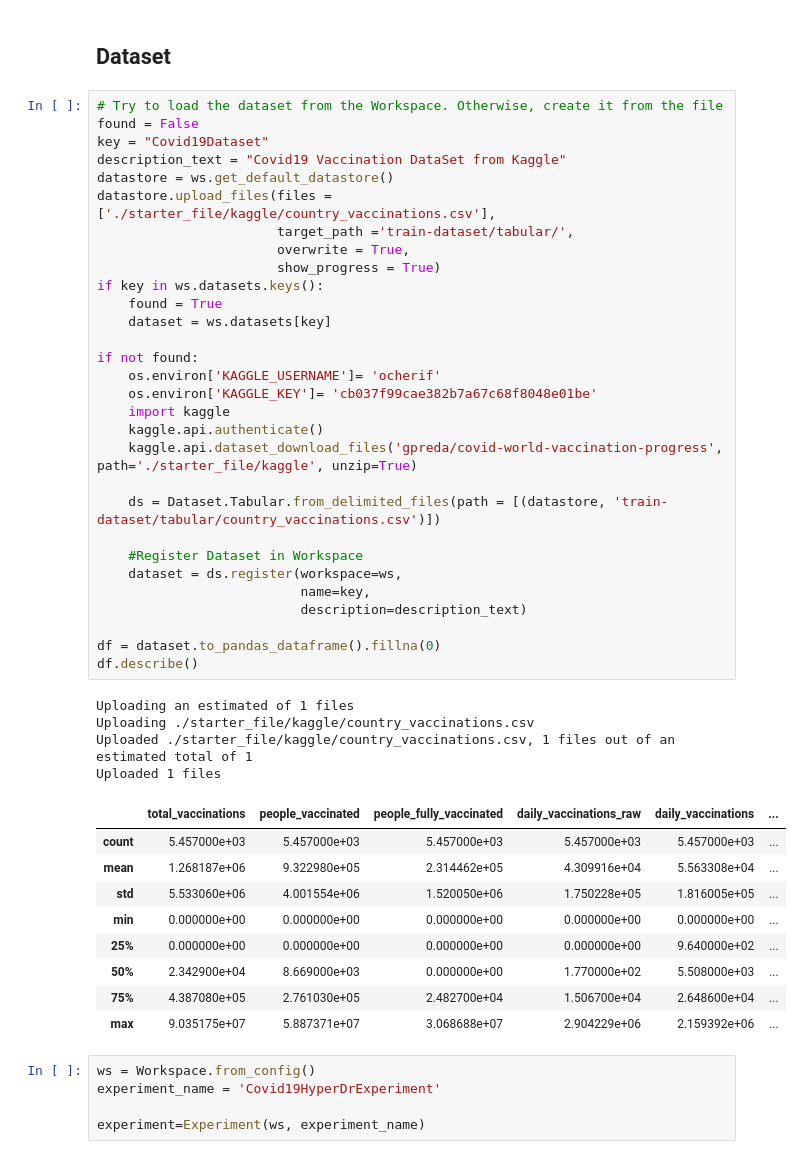
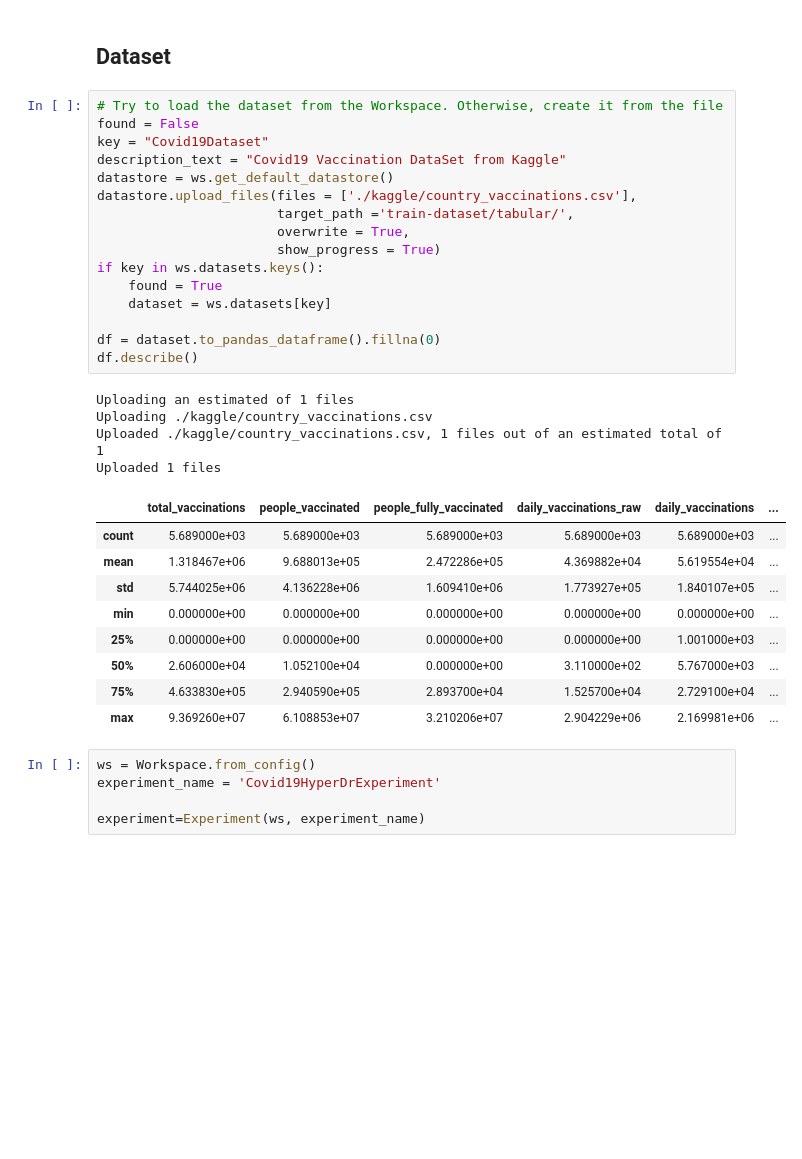
Before and after one commit to ons-cherif/Covid19-New-Cases-Classification, a Jupyter notebook: starter_file/hyperparameter_tuning.ipynb, the cells around one changed output. Cells and saved outputs as stored; diff of their text form; blank space fills up the shorter version.

```diff
--- a/starter_file/hyperparameter_tuning.ipynb
+++ b/starter_file/hyperparameter_tuning.ipynb
@@ -65,47 +83,33 @@ Minimum number of nodes requested have been provisioned
 # %%
 # Try to load the dataset from the Workspace. Otherwise, create it from the file
 found = False
 key = "Covid19Dataset"
 description_text = "Covid19 Vaccination DataSet from Kaggle"
 datastore = ws.get_default_datastore()
-datastore.upload_files(files = ['./starter_file/kaggle/country_vaccinations.csv'],
+datastore.upload_files(files = ['./kaggle/country_vaccinations.csv'],
                        target_path ='train-dataset/tabular/',
                        overwrite = True,
                        show_progress = True)
 if key in ws.datasets.keys():
     found = True
     dataset = ws.datasets[key]
 
-if not found:
-    os.environ['KAGGLE_USERNAME']= 'ocherif'
-    os.environ['KAGGLE_KEY']= 'cb037f99cae382b7a67c68f8048e01be'
-    import kaggle
-    kaggle.api.authenticate()
-    kaggle.api.dataset_download_files('gpreda/covid-world-vaccination-progress', path='./starter_file/kaggle', unzip=True)
-
-    ds = Dataset.Tabular.from_delimited_files(path = [(datastore, 'train-dataset/tabular/country_vaccinations.csv')])
-
-    #Register Dataset in Workspace
-    dataset = ds.register(workspace=ws,
-                          name=key,
-                          description=description_text)
-
 df = dataset.to_pandas_dataframe().fillna(0)
 df.describe()
 # %% [output]
 Uploading an estimated of 1 files
-Uploading ./starter_file/kaggle/country_vaccinations.csv
-Uploaded ./starter_file/kaggle/country_vaccinations.csv, 1 files out of an estimated total of 1
+Uploading ./kaggle/country_vaccinations.csv
+Uploaded ./kaggle/country_vaccinations.csv, 1 files out of an estimated total of 1
 Uploaded 1 files
 |  | total_vaccinations | people_vaccinated | people_fully_vaccinated | daily_vaccinations_raw | daily_vaccinations | ... |
-| count | 5.457000e+03 | 5.457000e+03 | 5.457000e+03 | 5.457000e+03 | 5.457000e+03 | ... |
-| mean | 1.268187e+06 | 9.322980e+05 | 2.314462e+05 | 4.309916e+04 | 5.563308e+04 | ... |
-| std | 5.533060e+06 | 4.001554e+06 | 1.520050e+06 | 1.750228e+05 | 1.816005e+05 | ... |
+| count | 5.689000e+03 | 5.689000e+03 | 5.689000e+03 | 5.689000e+03 | 5.689000e+03 | ... |
+| mean | 1.318467e+06 | 9.688013e+05 | 2.472286e+05 | 4.369882e+04 | 5.619554e+04 | ... |
+| std | 5.744025e+06 | 4.136228e+06 | 1.609410e+06 | 1.773927e+05 | 1.840107e+05 | ... |
 | min | 0.000000e+00 | 0.000000e+00 | 0.000000e+00 | 0.000000e+00 | 0.000000e+00 | ... |
-| 25% | 0.000000e+00 | 0.000000e+00 | 0.000000e+00 | 0.000000e+00 | 9.640000e+02 | ... |
-| 50% | 2.342900e+04 | 8.669000e+03 | 0.000000e+00 | 1.770000e+02 | 5.508000e+03 | ... |
-| 75% | 4.387080e+05 | 2.761030e+05 | 2.482700e+04 | 1.506700e+04 | 2.648600e+04 | ... |
-| max | 9.035175e+07 | 5.887371e+07 | 3.068688e+07 | 2.904229e+06 | 2.159392e+06 | ... |
+| 25% | 0.000000e+00 | 0.000000e+00 | 0.000000e+00 | 0.000000e+00 | 1.001000e+03 | ... |
+| 50% | 2.606000e+04 | 1.052100e+04 | 0.000000e+00 | 3.110000e+02 | 5.767000e+03 | ... |
+| 75% | 4.633830e+05 | 2.940590e+05 | 2.893700e+04 | 1.525700e+04 | 2.729100e+04 | ... |
+| max | 9.369260e+07 | 6.108853e+07 | 3.210206e+07 | 2.904229e+06 | 2.169981e+06 | ... |
 # %%
 ws = Workspace.from_config()
 experiment_name = 'Covid19HyperDrExperiment'
```
Also changed, not shown: parts of 5 cells of this notebook, 4 other files.
